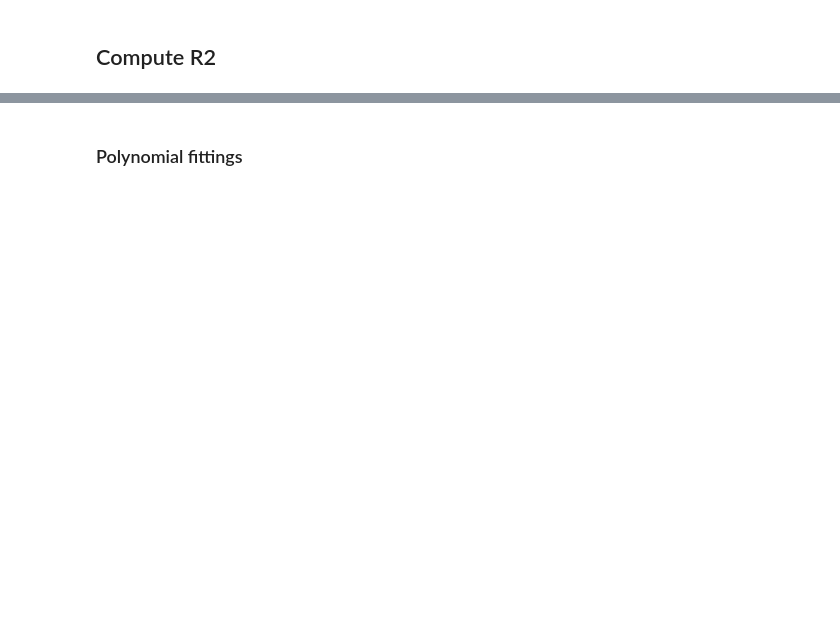
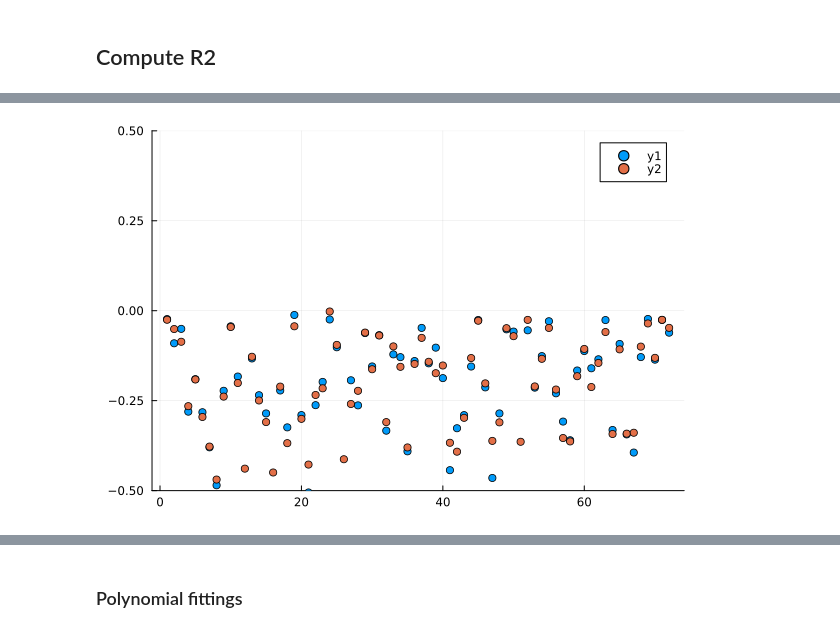
Before and after one commit to natmtc/flexible-motoneuron-control, a Jupyter notebook: Main_model.ipynb, the cells around one changed output, grey strips where cells are left out. Saved outputs shown, nothing was run; the diff lists cells and outputs as text; code cells hidden in the pictures; blank space fills up the shorter version.

```diff
--- a/Main_model.ipynb
+++ b/Main_model.ipynb
@@ -564,3 +574,8 @@ Filtered RSS: 0.5210803294753469
+# %%
+Plots.scatter(filtered_exp)
+Plots.scatter!(filtered_sim,ylim=(-0.5,0.5))
+# %% [output]
+[figure, added]
 # %%
 R2 = 1 - (RSS_filtered / TSS_filtered)
 # %% [output]
```
Also changed, not shown: parts of 17 cells of this notebook, 10 other files.
